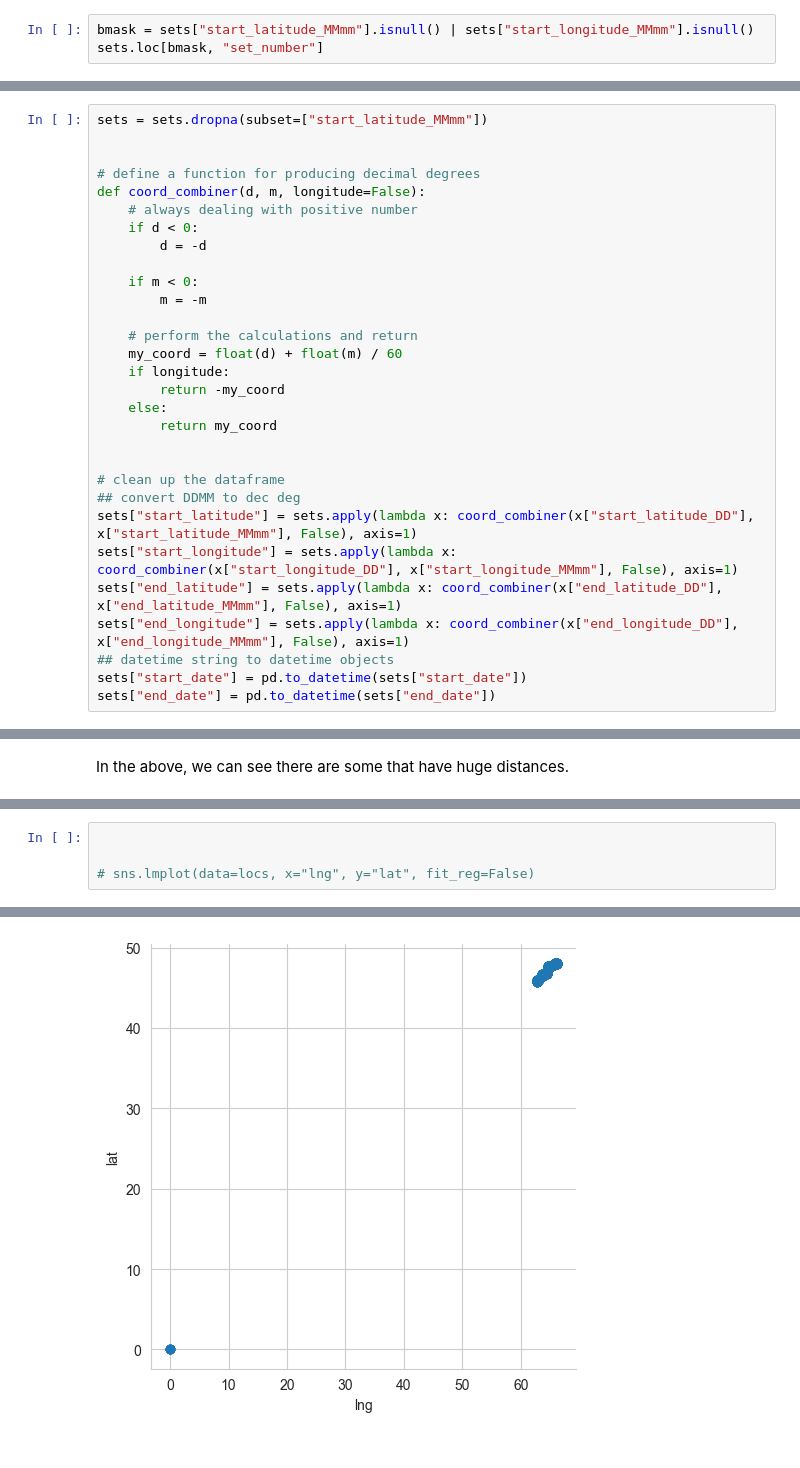
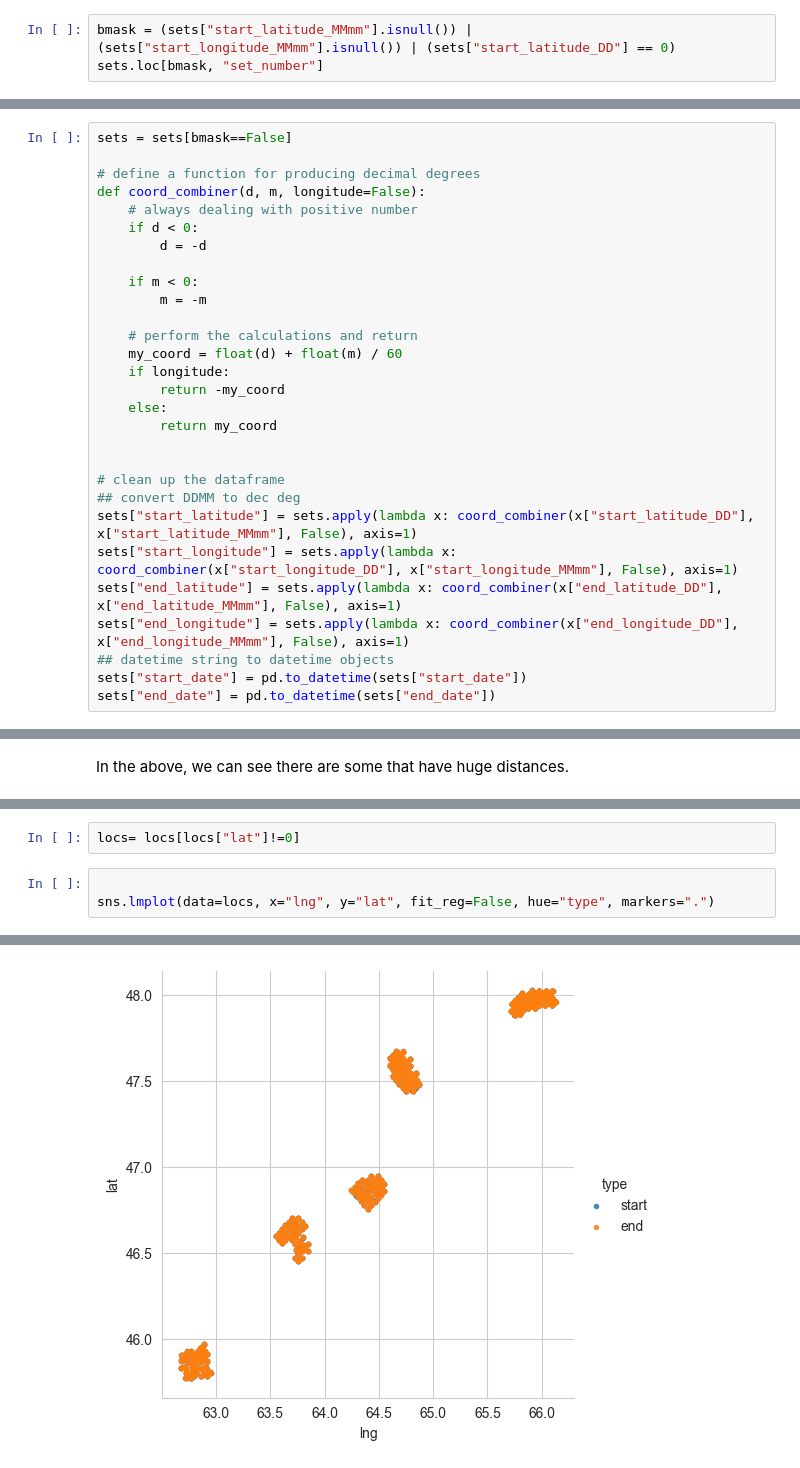
Before and after one commit to dfo-gulf-science/JupyterNotebookCollection, a Jupyter notebook: RockCrabX023/SetExploration.ipynb, the cells around one changed output, grey strips where cells are left out. Drawn from its saved outputs; the diff is of its cells as text.

```diff
--- a/RockCrabX023/SetExploration.ipynb
+++ b/RockCrabX023/SetExploration.ipynb
@@ -31,6 +24,6 @@ sets[columns_of_interest]
 # %% [markdown]
 ### There seems to be a few sets with missing coordinates
 # %%
-bmask = sets["start_latitude_MMmm"].isnull() | sets["start_longitude_MMmm"].isnull()
+bmask = (sets["start_latitude_MMmm"].isnull()) | (sets["start_longitude_MMmm"].isnull()) | (sets["start_latitude_DD"] == 0)
 sets.loc[bmask, "set_number"]
 # %% [output]
@@ -45,6 +41,5 @@ We'll have to set them aside for now
 # %%
-sets = sets.dropna(subset=["start_latitude_MMmm"])
-
+sets = sets[bmask==False]
 
 # define a function for producing decimal degrees
 def coord_combiner(d, m, longitude=False):
@@ -183,7 +175,8 @@ locs
+# %%
+locs= locs[locs["lat"]!=0]
 # %%
 
-
-# sns.lmplot(data=locs, x="lng", y="lat", fit_reg=False)
+sns.lmplot(data=locs, x="lng", y="lat", fit_reg=False, hue="type", markers=".")
 # %% [output]
 <seaborn.axisgrid.FacetGrid at 0x...>
-[figure, old version]
+[figure, new version]
```
Also changed, not shown: parts of 8 cells of this notebook.
